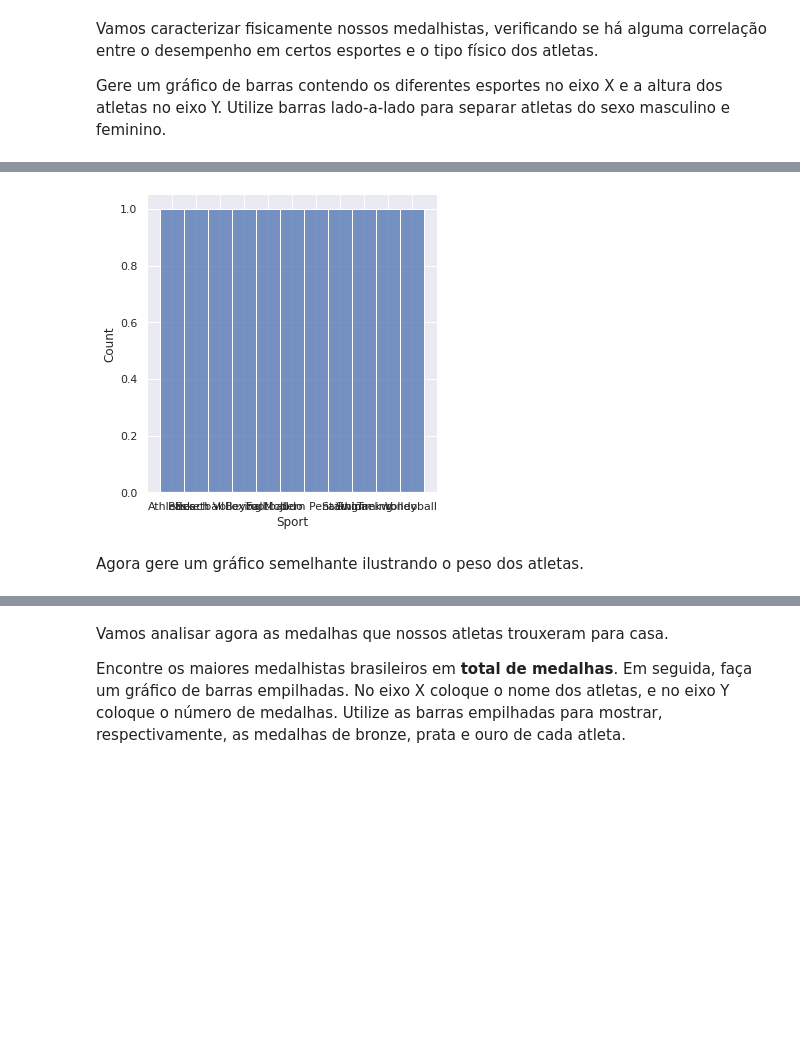
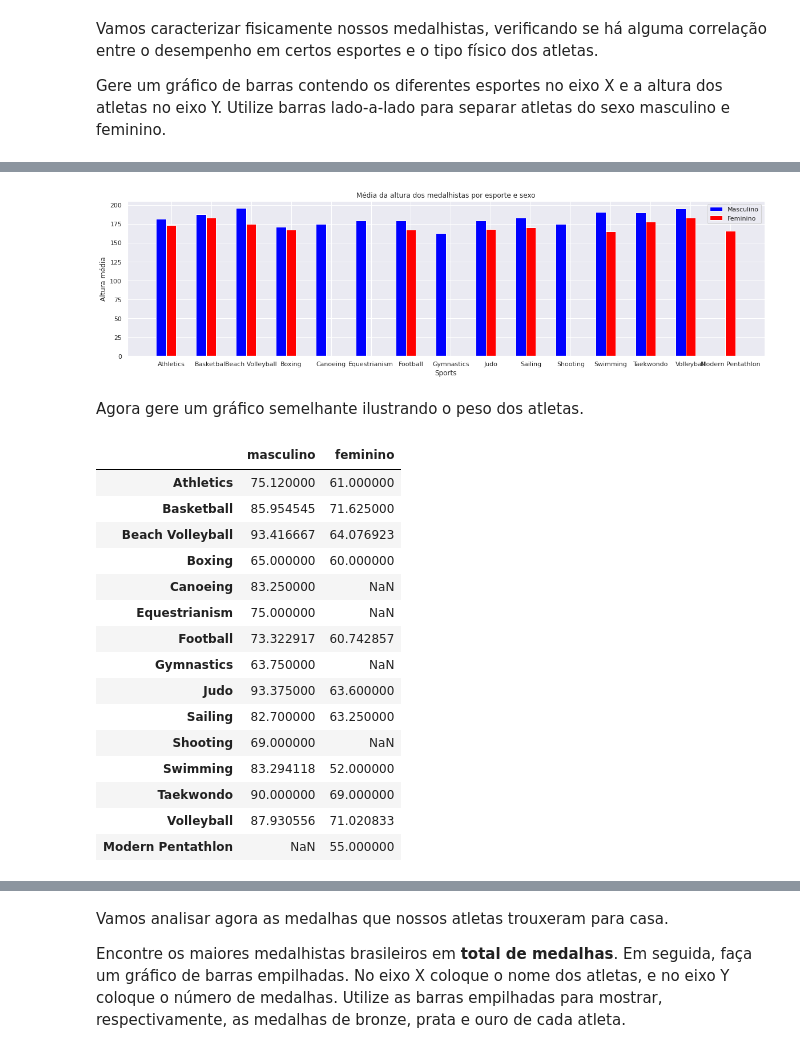
Before and after one commit to maycmesquia/Tool_Box, a Jupyter notebook: Projeto_Dataviz.ipynb, the cells around one changed output, grey strips where cells are left out. Drawn from its saved outputs; the diff is of its cells as text; code cells hidden in the pictures; blank space fills up the shorter version.

```diff
--- a/Projeto_Dataviz.ipynb
+++ b/Projeto_Dataviz.ipynb
@@ -94,6 +62,59 @@ plt.bar(sexo_f_series.index, sexo_f_series, align='edge');
-# %%
-sns.displot(data=sexo_f_series, x=sexo_f_series.index);
-# %% [output]
-[figure, removed]
+# %%
+masculino = df_medalhistas_brasileiros[df_medalhistas_brasileiros['Sex']=='M'].groupby(
+                                    by=['Sport'])['Height'].mean().rename('masculino')
+
+feminino = df_medalhistas_brasileiros[df_medalhistas_brasileiros['Sex']=='F'].groupby(
+                                    by=['Sport'])['Height'].mean().rename('feminino')
+
+df_sexo_altura = pd.concat([masculino, feminino], axis=1,names=True)
+
+df_sexo_altura
+# %%
+barWidth = 0.25
+plt.figure(figsize=(20,5))
+
+r1 = np.arange(df_sexo_altura['masculino'].size)
+r2 = [x + barWidth for x in r1]
+
+plt.bar(r1, df_sexo_altura['masculino'], color='blue', width=barWidth, label='Masculino');
+plt.bar(r2, df_sexo_altura['feminino'], color='red' , width=barWidth, label='Feminino' );
+
+plt.xlabel('Sports')
+plt.xticks([r + barWidth for r in range(df_sexo_altura['masculino'].size)], df_sexo_altura.index)
+plt.ylabel('Altura média')
+plt.title('Média da altura dos medalhistas por esporte e sexo')
+
+sns.set()
+plt.legend()
+plt.show()
+# %% [output]
+[figure, added]
 # %% [markdown]
 Agora gere um gráfico semelhante ilustrando o peso dos atletas.
+# %%
+masculino = df_medalhistas_brasileiros[df_medalhistas_brasileiros['Sex']=='M'].groupby(
+                                    by=['Sport'])['Weight'].mean().rename('masculino')
+
+feminino = df_medalhistas_brasileiros[df_medalhistas_brasileiros['Sex']=='F'].groupby(
+                                    by=['Sport'])['Weight'].mean().rename('feminino')
+
+df_sexo_peso = pd.concat([masculino, feminino], axis=1,names=True)
+
+df_sexo_peso
+# %% [output]
+|  | masculino | feminino |
+| Athletics | 75.120000 | 61.000000 |
+| Basketball | 85.954545 | 71.625000 |
+| Beach Volleyball | 93.416667 | 64.076923 |
+| Boxing | 65.000000 | 60.000000 |
+| Canoeing | 83.250000 | NaN |
+| Equestrianism | 75.000000 | NaN |
+| Football | 73.322917 | 60.742857 |
+| Gymnastics | 63.750000 | NaN |
+| Judo | 93.375000 | 63.600000 |
+| Sailing | 82.700000 | 63.250000 |
+| Shooting | 69.000000 | NaN |
+| Swimming | 83.294118 | 52.000000 |
+| Taekwondo | 90.000000 | 69.000000 |
+| Volleyball | 87.930556 | 71.020833 |
+| Modern Pentathlon | NaN | 55.000000 |
```
Also changed, not shown: parts of 5 cells of this notebook.
